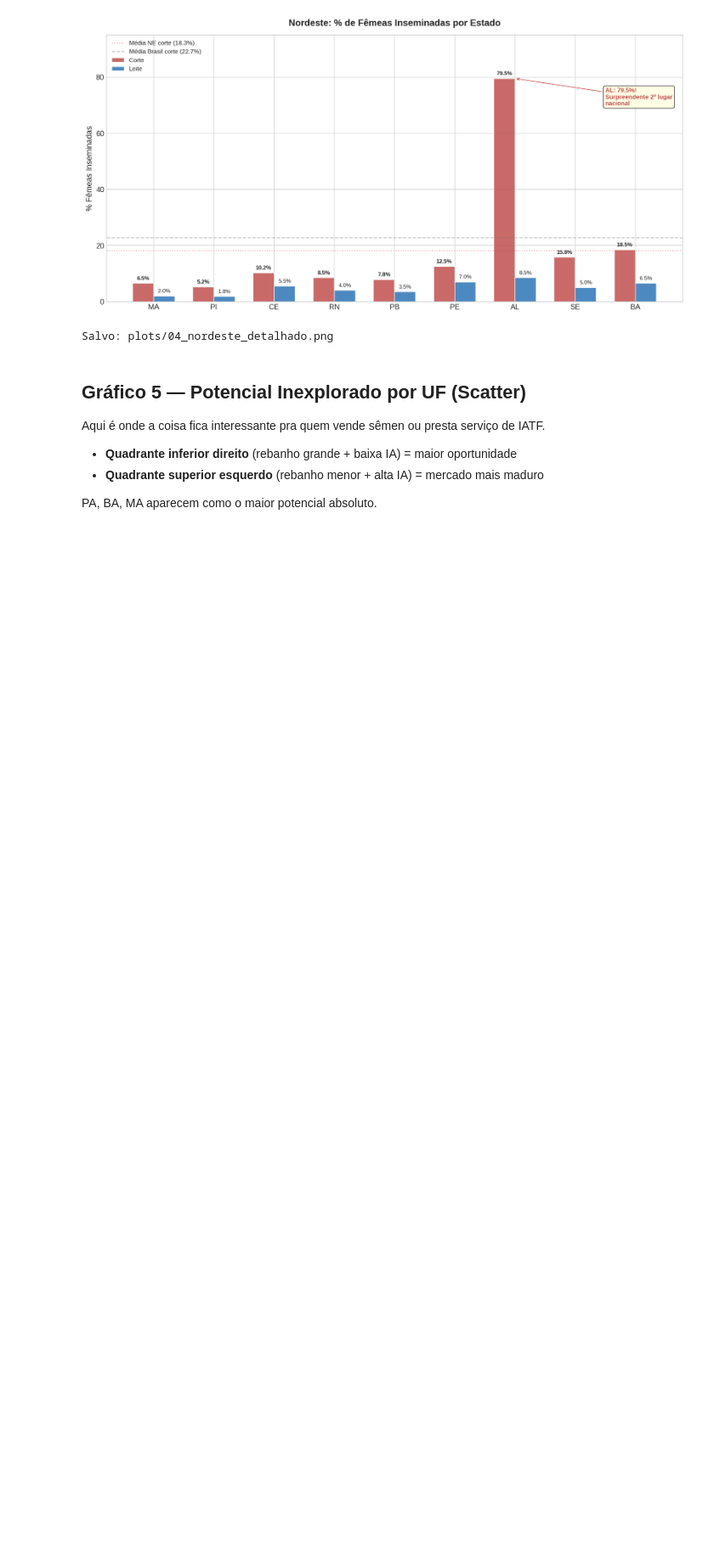
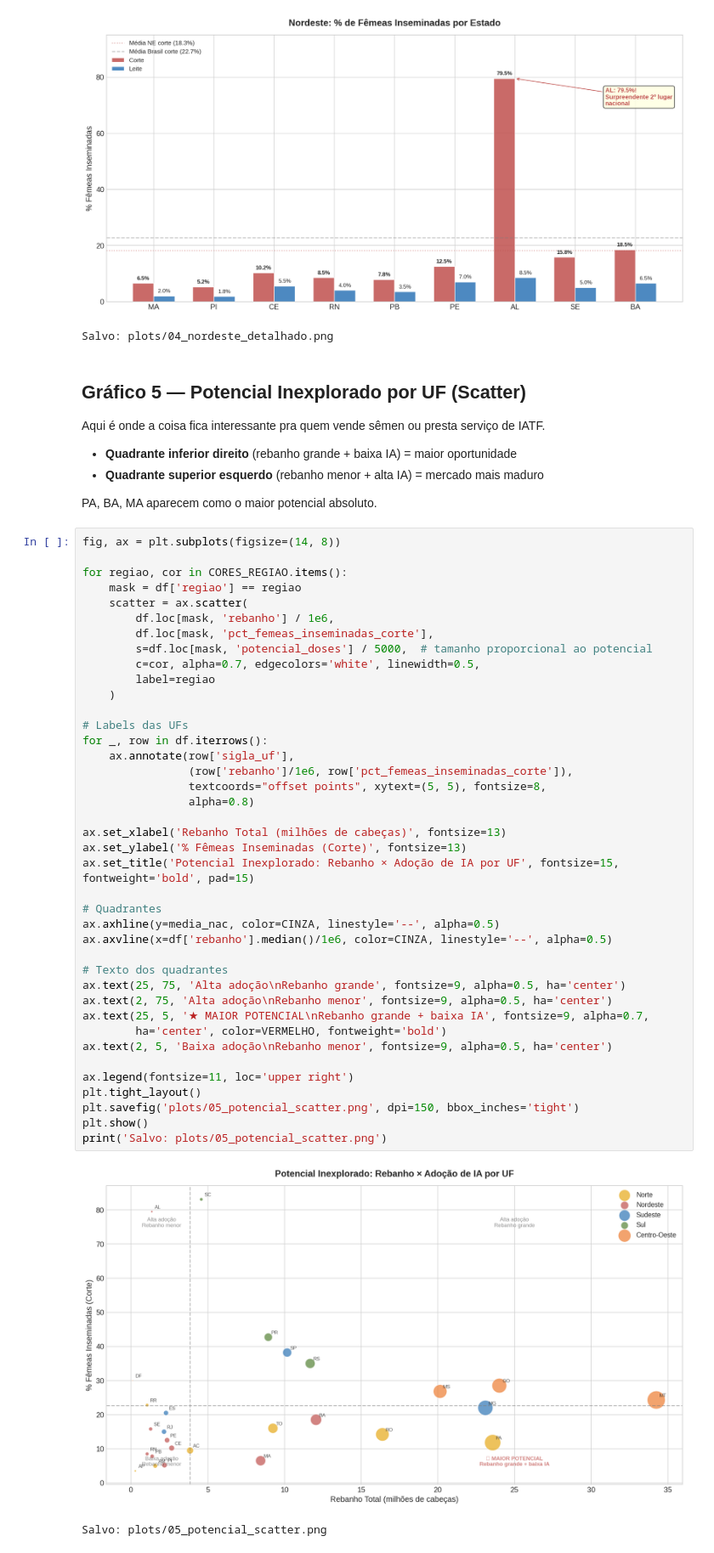
Before and after one commit to mateusmmrs/mapa-ia-brasil, a Jupyter notebook: notebooks/02_analise_exploratoria.ipynb, the cells around one changed output. Shown at 85% size. Cells and saved outputs as stored; diff of their text form; blank space fills up the shorter version.

```diff
--- a/notebooks/02_analise_exploratoria.ipynb
+++ b/notebooks/02_analise_exploratoria.ipynb
@@ -270,3 +270,46 @@ Aqui é onde a coisa fica interessante pra quem vende sêmen ou presta serviço
 - **Quadrante superior esquerdo** (rebanho menor + alta IA) = mercado mais maduro
 
 PA, BA, MA aparecem como o maior potencial absoluto.
+# %%
+fig, ax = plt.subplots(figsize=(14, 8))
+
+for regiao, cor in CORES_REGIAO.items():
+    mask = df['regiao'] == regiao
+    scatter = ax.scatter(
+        df.loc[mask, 'rebanho'] / 1e6,
+        df.loc[mask, 'pct_femeas_inseminadas_corte'],
+        s=df.loc[mask, 'potencial_doses'] / 5000,  # tamanho proporcional ao potencial
+        c=cor, alpha=0.7, edgecolors='white', linewidth=0.5,
+        label=regiao
+    )
+
+# Labels das UFs
+for _, row in df.iterrows():
+    ax.annotate(row['sigla_uf'],
+                (row['rebanho']/1e6, row['pct_femeas_inseminadas_corte']),
+                textcoords="offset points", xytext=(5, 5), fontsize=8,
+                alpha=0.8)
+
+ax.set_xlabel('Rebanho Total (milhões de cabeças)', fontsize=13)
+ax.set_ylabel('% Fêmeas Inseminadas (Corte)', fontsize=13)
+ax.set_title('Potencial Inexplorado: Rebanho × Adoção de IA por UF', fontsize=15, fontweight='bold', pad=15)
+
+# Quadrantes
+ax.axhline(y=media_nac, color=CINZA, linestyle='--', alpha=0.5)
+ax.axvline(x=df['rebanho'].median()/1e6, color=CINZA, linestyle='--', alpha=0.5)
+
+# Texto dos quadrantes
+ax.text(25, 75, 'Alta adoção\nRebanho grande', fontsize=9, alpha=0.5, ha='center')
+ax.text(2, 75, 'Alta adoção\nRebanho menor', fontsize=9, alpha=0.5, ha='center')
+ax.text(25, 5, '★ MAIOR POTENCIAL\nRebanho grande + baixa IA', fontsize=9, alpha=0.7,
+        ha='center', color=VERMELHO, fontweight='bold')
+ax.text(2, 5, 'Baixa adoção\nRebanho menor', fontsize=9, alpha=0.5, ha='center')
+
+ax.legend(fontsize=11, loc='upper right')
+plt.tight_layout()
+plt.savefig('plots/05_potencial_scatter.png', dpi=150, bbox_inches='tight')
+plt.show()
+print('Salvo: plots/05_potencial_scatter.png')
+# %% [output]
+[figure, added]
+Salvo: plots/05_potencial_scatter.png
```
Also changed, not shown: parts of 1 cell of this notebook, 1 other file.
